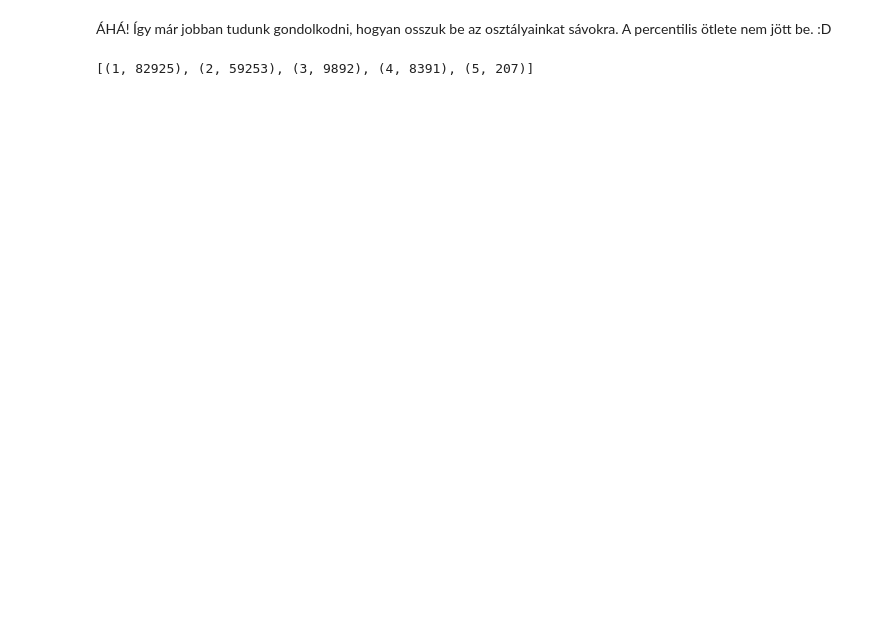
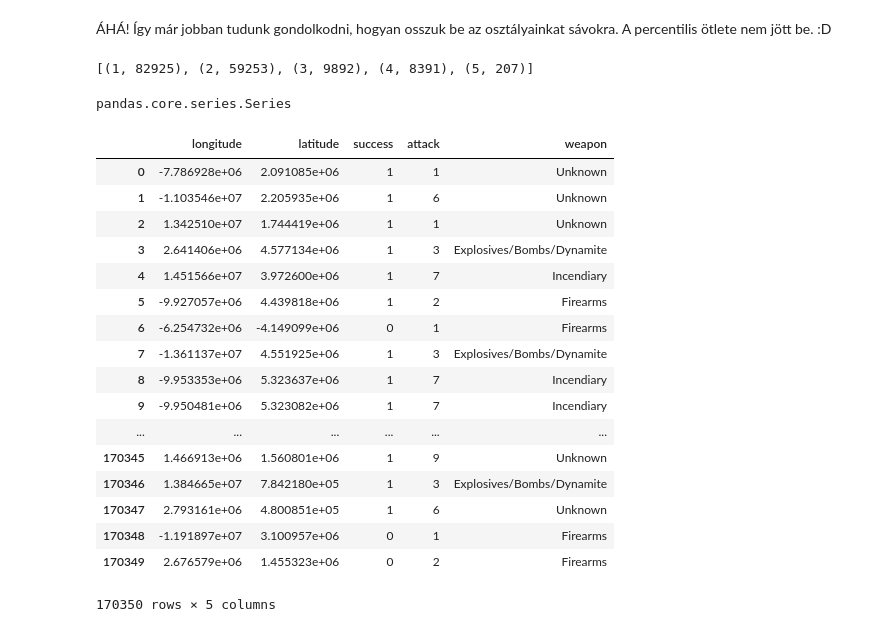
Before and after one commit to horver/big-data-hf, a Jupyter notebook: GTD2-HF.ipynb, the cells around one changed output. Drawn from its saved outputs; the diff is of its cells as text; code cells hidden in the pictures; blank space fills up the shorter version.

```diff
--- a/GTD2-HF.ipynb
+++ b/GTD2-HF.ipynb
@@ -254,0 +209,30 @@ plt.show()
+# %%
+from pyproj import Proj, transform
+import pandas as pd
+
+# long/lat. adatok Web mercator formátumba konvertálásához
+def toWebMLon(lon):
+    loc = transform(Proj(init='epsg:4326'), Proj(init='epsg:3857'), lon, 0)
+    return loc[0]
+
+def toWebMLat(lat):
+    loc = transform(Proj(init='epsg:4326'), Proj(init='epsg:3857'), 0, lat)
+    return loc[1]
+
+# indexek
+longitude = getIndexByKey('longitude')
+latitude = getIndexByKey('latitude')
+successful = getIndexByKey('success')
+attack_type = getIndexByKey('attacktype1')
+weapon_type = getIndexByKey('weaptype1_txt')
+
+points = data.map(lambda x: (x[longitude], x[latitude], x[successful], x[attack_type], x[weapon_type]))\
+             .filter(lambda x: x[0]!='longitude')\
+             .collect()
+
+locations = pd.DataFrame.from_records(points, columns = ['longitude', 'latitude', 'success', 'attack', 'weapon']).replace({',': '.'}, regex=True)
+locations['longitude'] = locations['longitude'].apply(pd.to_numeric)
+locations['latitude'] = locations['latitude'].apply(pd.to_numeric)
+
+locations['longitude'] = locations['longitude'].apply(toWebMLon)
+locations['latitude'] = locations['latitude'].apply(toWebMLat)
@@ -316,3 +344,29 @@ nkill_classes = data.map(lambda x: x[nkill]).filter(lambda x: x!='nkill' and x!=
 nkill_classes.collect()
 # %% [output]
 [(1, 82925), (2, 59253), (3, 9892), (4, 8391), (5, 207)]
+# %%
+locations['weapon'] = locations['weapon'].astype('str')
+type(locations['weapon'])
+# %% [output]
+pandas.core.series.Series
+# %%
+locations
+# %% [output]
+|  | longitude | latitude | success | attack | weapon |
+| 0 | -7.786928e+06 | 2.091085e+06 | 1 | 1 | Unknown |
+| 1 | -1.103546e+07 | 2.205935e+06 | 1 | 6 | Unknown |
+| 2 | 1.342510e+07 | 1.744419e+06 | 1 | 1 | Unknown |
+| 3 | 2.641406e+06 | 4.577134e+06 | 1 | 3 | Explosives/Bombs/Dynamite |
+| 4 | 1.451566e+07 | 3.972600e+06 | 1 | 7 | Incendiary |
+| 5 | -9.927057e+06 | 4.439818e+06 | 1 | 2 | Firearms |
+| 6 | -6.254732e+06 | -4.149099e+06 | 0 | 1 | Firearms |
+| 7 | -1.361137e+07 | 4.551925e+06 | 1 | 3 | Explosives/Bombs/Dynamite |
+| 8 | -9.953353e+06 | 5.323637e+06 | 1 | 7 | Incendiary |
+| 9 | -9.950481e+06 | 5.323082e+06 | 1 | 7 | Incendiary |
+| ... | ... | ... | ... | ... | ... |
+| 170345 | 1.466913e+06 | 1.560801e+06 | 1 | 9 | Unknown |
+| 170346 | 1.384665e+07 | 7.842180e+05 | 1 | 3 | Explosives/Bombs/Dynamite |
+| 170347 | 2.793161e+06 | 4.800851e+05 | 1 | 6 | Unknown |
+| 170348 | -1.191897e+07 | 3.100957e+06 | 0 | 1 | Firearms |
+| 170349 | 2.676579e+06 | 1.455323e+06 | 0 | 2 | Firearms |
+170350 rows × 5 columns
```
Also changed, not shown: parts of 14 cells of this notebook.
